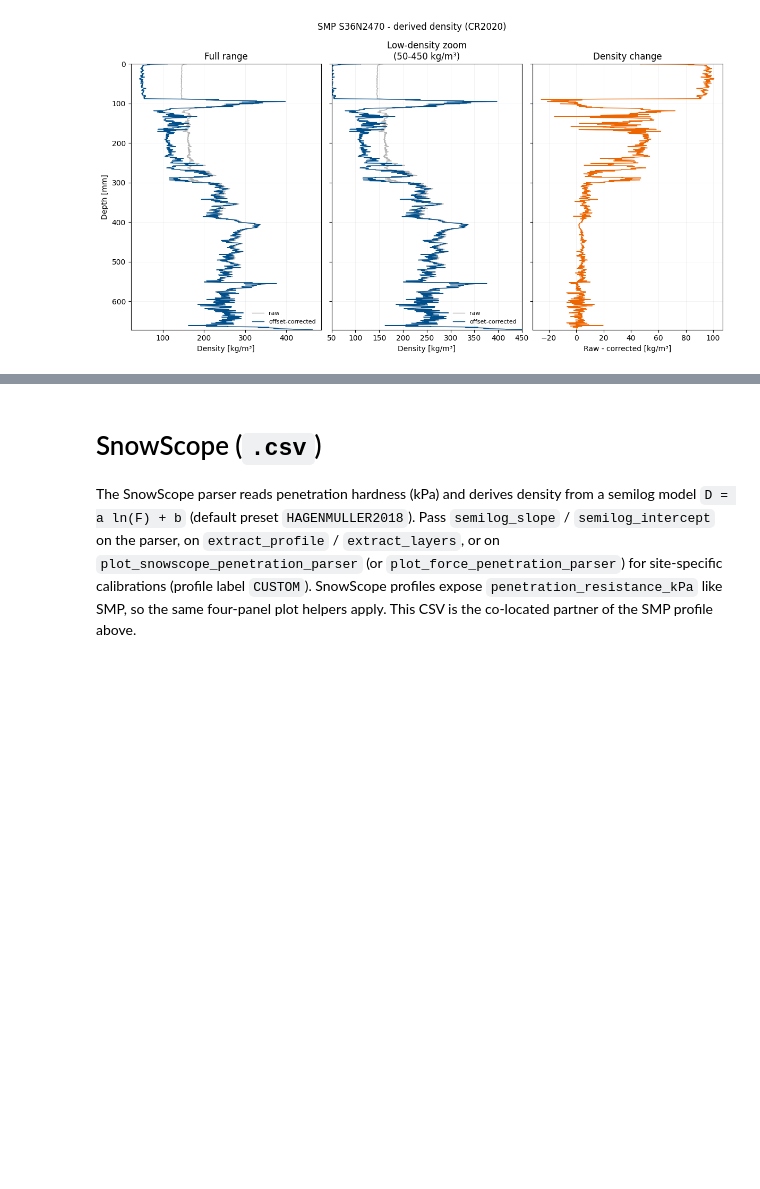
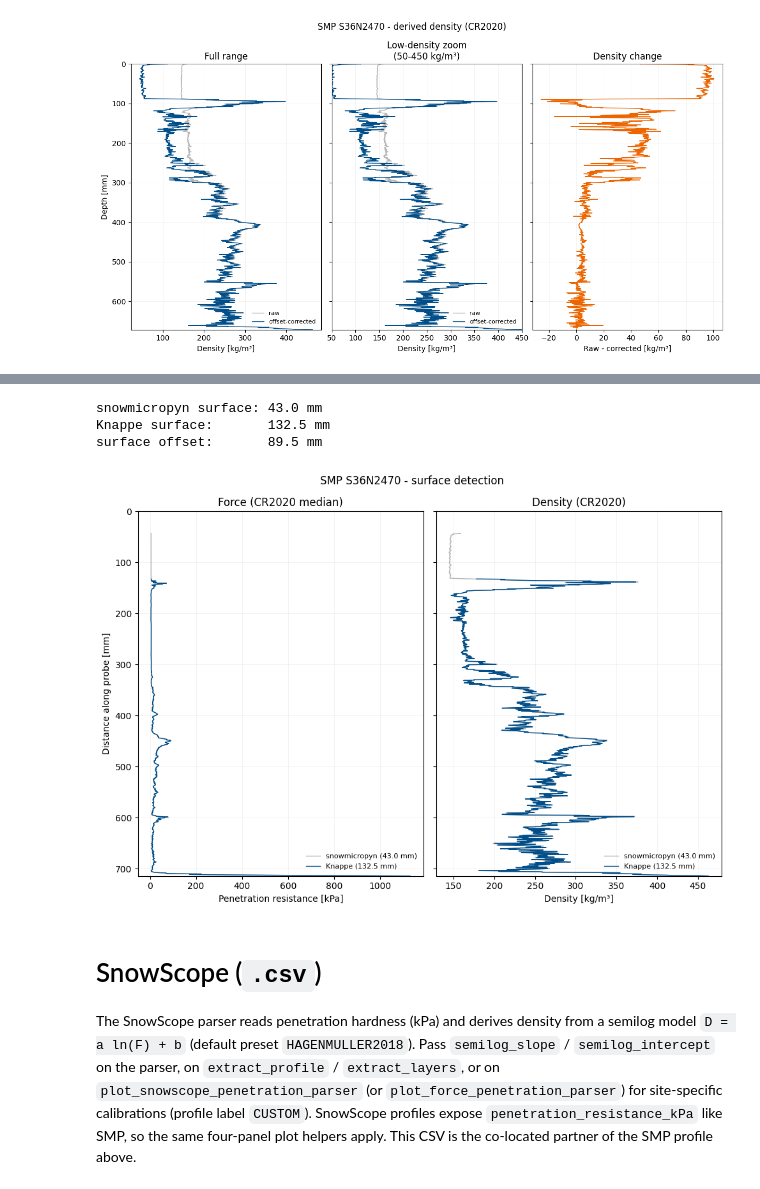
Before and after one commit to 2phi/weac, a Jupyter notebook: demo/parser_demo.ipynb, the cells around one changed output, grey strips where cells are left out. Drawn from its saved outputs; the diff is of its cells as text; code cells hidden in the pictures; blank space fills up the shorter version.

Commit message:
- Add Knappe Surface Detection Method (yielding new snow improvements) to enhance snowmicropyn surface detection - Remove plumb_to_slope_normal on smp profiles, these are recorded slope-normal

```diff
--- a/demo/parser_demo.ipynb
+++ b/demo/parser_demo.ipynb
@@ -224,3 +224,73 @@ median raw - corrected density: 7.1 kg/m3; max |delta|: 100.6 kg/m3
+# %%
+import matplotlib.pyplot as plt
+
+smp_lib = SMPParser(str(PNT), density_method="CR2020", surface_method="snowmicropyn")
+smp_knappe = SMPParser(str(PNT), density_method="CR2020", surface_method="knappe")
+prof_lib = smp_lib.extract_profile()
+prof_knappe = smp_knappe.extract_profile()
+
+surface_lib = float(smp_lib.loaded_profile.surface)
+surface_knappe = float(smp_knappe.loaded_profile.surface)
+print(f"snowmicropyn surface: {surface_lib:.1f} mm")
+print(f"Knappe surface:       {surface_knappe:.1f} mm")
+print(f"surface offset:       {surface_knappe - surface_lib:.1f} mm")
+
+# extract_profile() reports depth below the chosen surface. Add the marker
+# back so both parameterizations sit on the probe's distance axis.
+depth_lib = surface_lib + prof_lib.depth_mm
+depth_knappe = surface_knappe + prof_knappe.depth_mm
+
+fig, (ax_force, ax_density) = plt.subplots(1, 2, figsize=(10, 7), sharey=True)
+
+ax_force.plot(
+    prof_lib.penetration_resistance_kPa,
+    depth_lib,
+    color="#B5B5B5",
+    lw=1.0,
+    label=f"snowmicropyn ({surface_lib:.1f} mm)",
+)
+ax_force.plot(
+    prof_knappe.penetration_resistance_kPa,
+    depth_knappe,
+    color="#004E8A",
+    lw=1.0,
+    label=f"Knappe ({surface_knappe:.1f} mm)",
+)
+ax_force.set_xlabel("Penetration resistance [kPa]")
+ax_force.set_ylabel("Distance along probe [mm]")
+ax_force.set_title("Force (CR2020 median)")
+ax_force.legend(loc="lower right", fontsize=8, frameon=False)
+
+ax_density.plot(
+    prof_lib.density_kg_m3,
+    depth_lib,
+    color="#B5B5B5",
+    lw=1.0,
+    label=f"snowmicropyn ({surface_lib:.1f} mm)",
+)
+ax_density.plot(
+    prof_knappe.density_kg_m3,
+    depth_knappe,
+    color="#004E8A",
+    lw=1.0,
+    label=f"Knappe ({surface_knappe:.1f} mm)",
+)
+ax_density.set_xlabel("Density [kg/m\u00b3]")
+ax_density.set_title("Density (CR2020)")
+ax_density.legend(loc="lower right", fontsize=8, frameon=False)
+
+bottom = max(float(np.nanmax(depth_lib)), float(np.nanmax(depth_knappe)))
+ax_force.set_ylim(bottom, 0.0)
+for ax in (ax_force, ax_density):
+    ax.grid(True, alpha=0.25, lw=0.4)
+fig.suptitle("SMP S36N2470 - surface detection")
+fig.tight_layout()
+plt.show()
+# %% [output]
+snowmicropyn surface: 43.0 mm
+Knappe surface:       132.5 mm
+surface offset:       89.5 mm
+[figure, added]
 # %% [markdown]
 # SnowScope (`.csv`)
 
```
Also changed, not shown: parts of 10 cells of this notebook, 10 other files.
